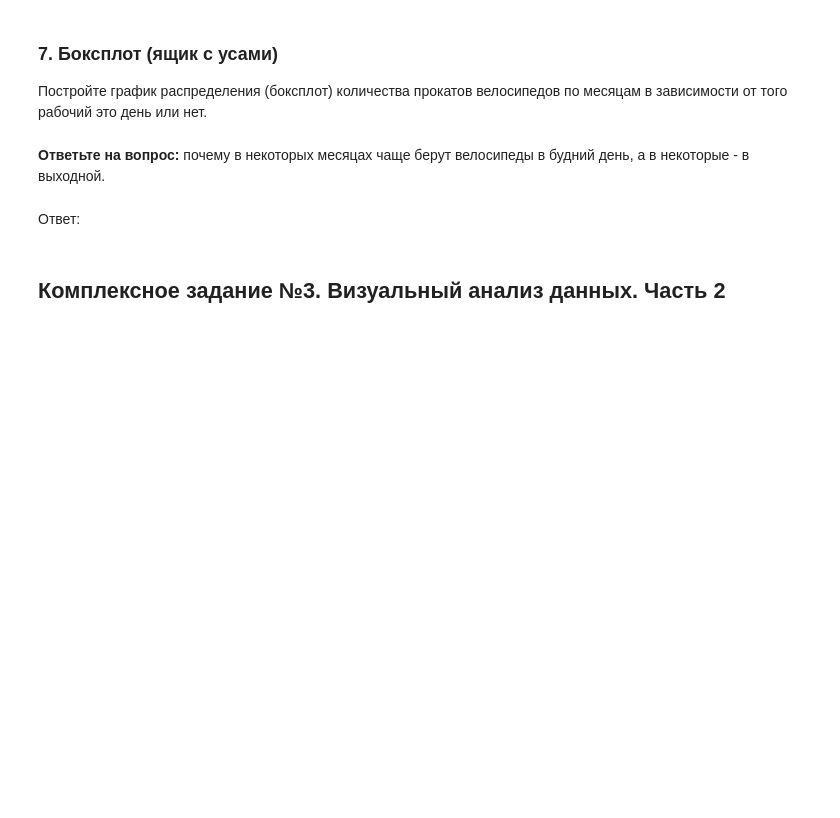
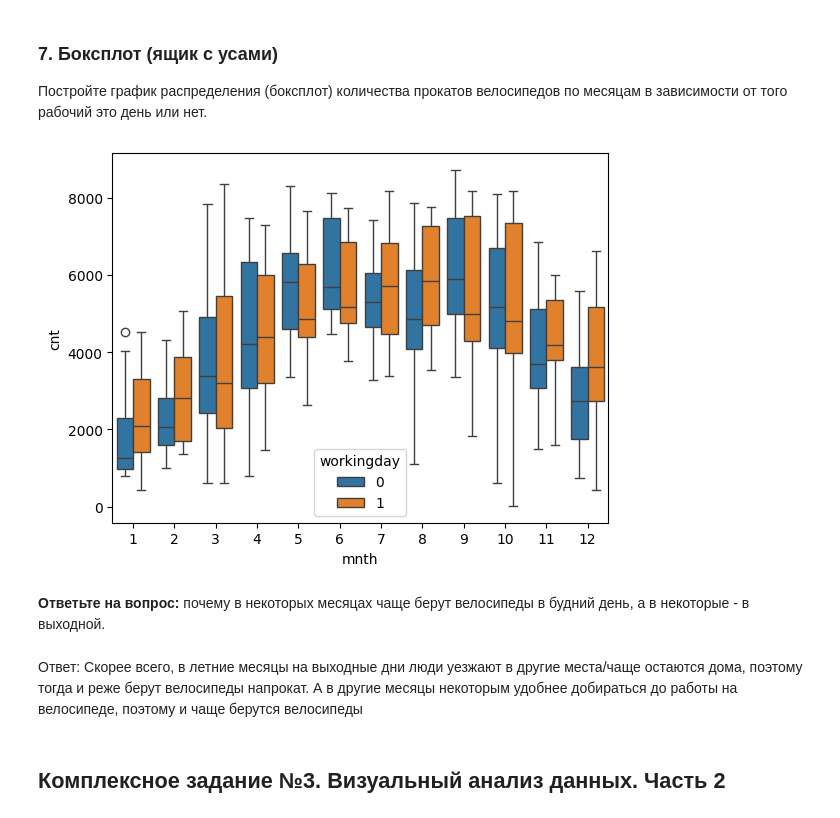
Before and after one commit to Kirieshka124/ml_basics, a Jupyter notebook: Практическая_работа_3_pandas.ipynb, the cells around one changed output. Saved outputs shown, nothing was run; the diff lists cells and outputs as text; code cells hidden in the pictures; blank space fills up the shorter version.

```diff
--- a/Практическая_работа_3_pandas.ipynb
+++ b/Практическая_работа_3_pandas.ipynb
@@ -519,10 +535,15 @@ plt.show()
 ### 7. Боксплот (ящик с усами)
 
 Постройте график распределения (боксплот) количества прокатов велосипедов по месяцам в зависимости от того рабочий это день или нет.
+# %%
+sns.boxplot(data=df, x='mnth', y='cnt', hue='workingday')
+plt.show()
+# %% [output]
+[figure, added]
 # %% [markdown]
 **Ответьте на вопрос:** почему в некоторых месяцах чаще берут велосипеды в будний день, а в некоторые - в выходной.
-# %% [markdown]
-Ответ:
+# %% [markdown]
+Ответ: Скорее всего, в летние месяцы на выходные дни люди уезжают в другие места/чаще остаются дома, поэтому тогда и реже берут велосипеды напрокат. А в другие месяцы некоторым удобнее добираться до работы на велосипеде, поэтому и чаще берутся велосипеды
 # %% [markdown]
 ## Комплексное задание №3. Визуальный анализ данных. Часть 2
 # %%
```
Also changed, not shown: parts of 22 cells of this notebook.
